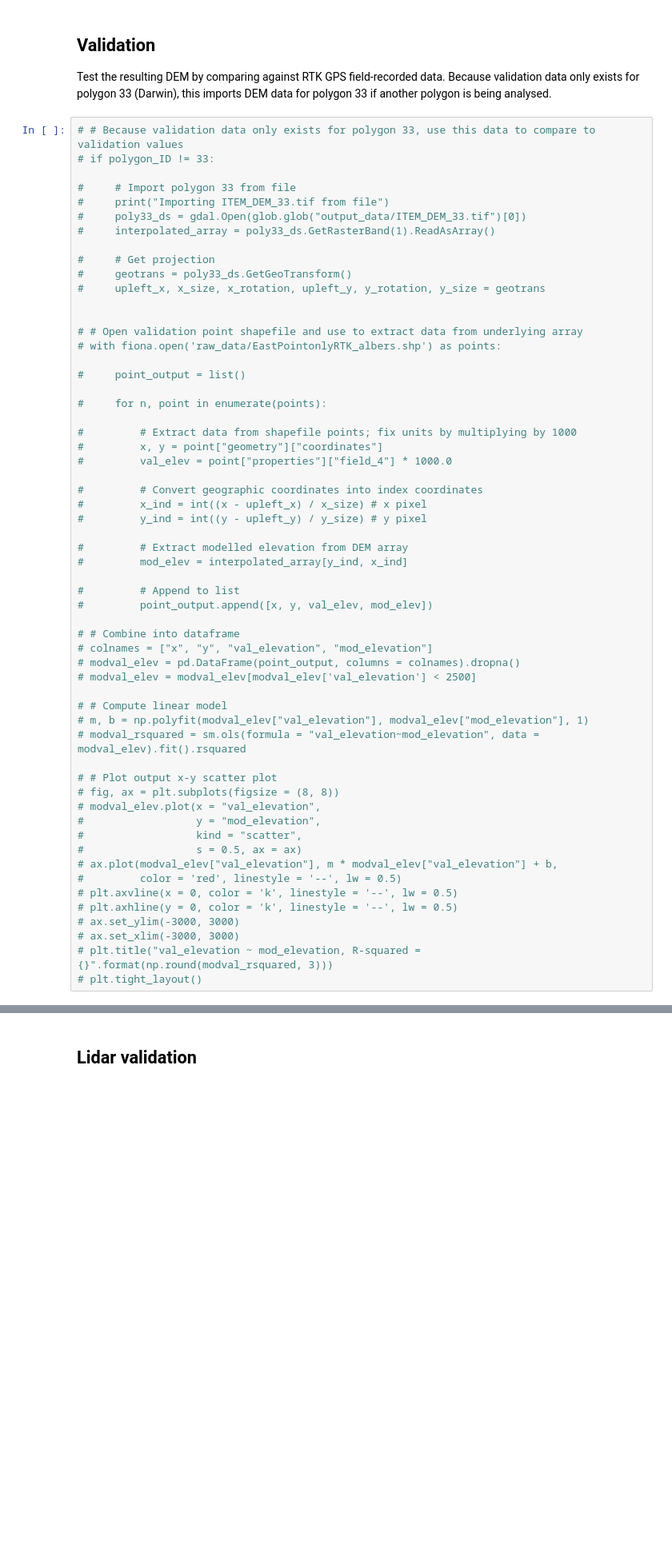
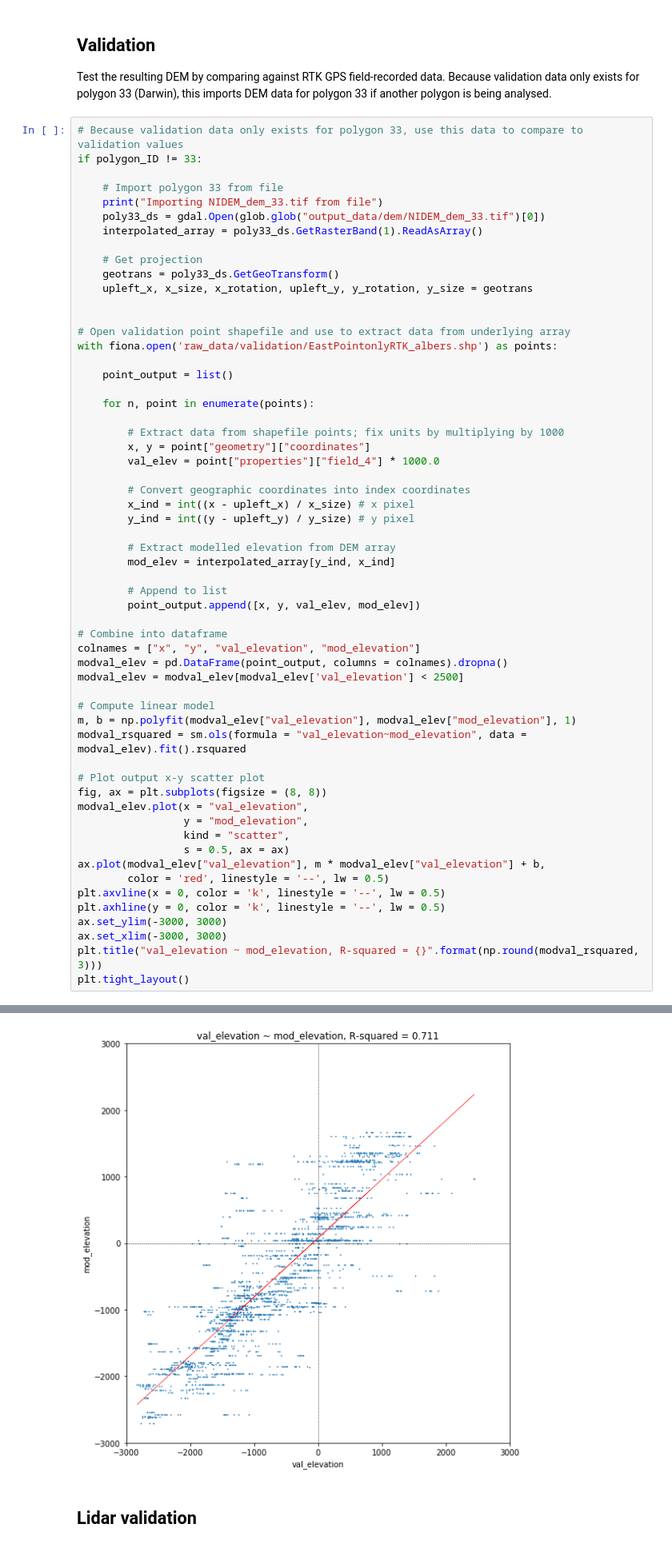
Before and after one commit to robbibt/nidem_visualisations, a Jupyter notebook: IntertidalDEM.ipynb, the cells around one changed output, grey strips where cells are left out. Shown: that part at 80% size. Saved outputs shown, nothing was run; the diff lists cells and outputs as text; blank space fills up the shorter version.

```diff
--- a/IntertidalDEM.ipynb
+++ b/IntertidalDEM.ipynb
@@ -315,60 +315,61 @@ Exporting DEM for polygon 54
 ## Validation
 Test the resulting DEM by comparing against RTK GPS field-recorded data. Because validation data only exists for polygon 33 (Darwin), this imports DEM data for polygon 33 if another polygon is being analysed.
 # %%
-# # Because validation data only exists for polygon 33, use this data to compare to validation values
-# if polygon_ID != 33:
+# Because validation data only exists for polygon 33, use this data to compare to validation values
+if polygon_ID != 33:
 
-#     # Import polygon 33 from file
-#     print("Importing ITEM_DEM_33.tif from file")
-#     poly33_ds = gdal.Open(glob.glob("output_data/ITEM_DEM_33.tif")[0])
-#     interpolated_array = poly33_ds.GetRasterBand(1).ReadAsArray()
+    # Import polygon 33 from file
+    print("Importing NIDEM_dem_33.tif from file")
+    poly33_ds = gdal.Open(glob.glob("output_data/dem/NIDEM_dem_33.tif")[0])
+    interpolated_array = poly33_ds.GetRasterBand(1).ReadAsArray()
 
-#     # Get projection
-#     geotrans = poly33_ds.GetGeoTransform()
-#     upleft_x, x_size, x_rotation, upleft_y, y_rotation, y_size = geotrans
+    # Get projection
+    geotrans = poly33_ds.GetGeoTransform()
+    upleft_x, x_size, x_rotation, upleft_y, y_rotation, y_size = geotrans
 
 
-# # Open validation point shapefile and use to extract data from underlying array
-# with fiona.open('raw_data/EastPointonlyRTK_albers.shp') as points:
+# Open validation point shapefile and use to extract data from underlying array
+with fiona.open('raw_data/validation/EastPointonlyRTK_albers.shp') as points:
 
-#     point_output = list()
+    point_output = list()
 
-#     for n, point in enumerate(points):
+    for n, point in enumerate(points):
 
-#         # Extract data from shapefile points; fix units by multiplying by 1000
-#         x, y = point["geometry"]["coordinates"]
-#         val_elev = point["properties"]["field_4"] * 1000.0
+        # Extract data from shapefile points; fix units by multiplying by 1000
+        x, y = point["geometry"]["coordinates"]
+        val_elev = point["properties"]["field_4"] * 1000.0
 
-#         # Convert geographic coordinates into index coordinates
-#         x_ind = int((x - upleft_x) / x_size) # x pixel
-#         y_ind = int((y - upleft_y) / y_size) # y pixel
+        # Convert geographic coordinates into index coordinates
+        x_ind = int((x - upleft_x) / x_size) # x pixel
+        y_ind = int((y - upleft_y) / y_size) # y pixel
 
-#         # Extract modelled elevation from DEM array
-#         mod_elev = interpolated_array[y_ind, x_ind]
+        # Extract modelled elevation from DEM array
+        mod_elev = interpolated_array[y_ind, x_ind]
 
-#         # Append to list
-#         point_output.append([x, y, val_elev, mod_elev])
+        # Append to list
+        point_output.append([x, y, val_elev, mod_elev])
 
-# # Combine into dataframe
-# colnames = ["x", "y", "val_elevation", "mod_elevation"]
-# modval_elev = pd.DataFrame(point_output, columns = colnames).dropna()
-# modval_elev = modval_elev[modval_elev['val_elevation'] < 2500]
+# Combine into dataframe
+colnames = ["x", "y", "val_elevation", "mod_elevation"]
+modval_elev = pd.DataFrame(point_output, columns = colnames).dropna()
+modval_elev = modval_elev[modval_elev['val_elevation'] < 2500]
 
-# # Compute linear model
-# m, b = np.polyfit(modval_elev["val_elevation"], modval_elev["mod_elevation"], 1)
-# modval_rsquared = sm.ols(formula = "val_elevation~mod_elevation", data = modval_elev).fit().rsquared
+# Compute linear model
+m, b = np.polyfit(modval_elev["val_elevation"], modval_elev["mod_elevation"], 1)
+modval_rsquared = sm.ols(formula = "val_elevation~mod_elevation", data = modval_elev).fit().rsquared
 
-# # Plot output x-y scatter plot
-# fig, ax = plt.subplots(figsize = (8, 8))
-# modval_elev.plot(x = "val_elevation",
-#                  y = "mod_elevation",
-#                  kind = "scatter",
-#                  s = 0.5, ax = ax)
-# ax.plot(modval_elev["val_elevation"], m * modval_elev["val_elevation"] + b,
-#         color = 'red', linestyle = '--', lw = 0.5)
-# plt.axvline(x = 0, color = 'k', linestyle = '--', lw = 0.5)
-# plt.axhline(y = 0, color = 'k', linestyle = '--', lw = 0.5)
-# ax.set_ylim(-3000, 3000)
-# ax.set_xlim(-3000, 3000)
-# plt.title("val_elevation ~ mod_elevation, R-squared = {}".format(np.round(modval_rsquared, 3)))
-# plt.tight_layout()
+# Plot output x-y scatter plot
+fig, ax = plt.subplots(figsize = (8, 8))
+modval_elev.plot(x = "val_elevation",
+                 y = "mod_elevation",
+                 kind = "scatter",
+                 s = 0.5, ax = ax)
+ax.plot(modval_elev["val_elevation"], m * modval_elev["val_elevation"] + b,
+        color = 'red', linestyle = '--', lw = 0.5)
+plt.axvline(x = 0, color = 'k', linestyle = '--', lw = 0.5)
+plt.axhline(y = 0, color = 'k', linestyle = '--', lw = 0.5)
+ax.set_ylim(-3000, 3000)
+ax.set_xlim(-3000, 3000)
+plt.title("val_elevation ~ mod_elevation, R-squared = {}".format(np.round(modval_rsquared, 3)))
+plt.tight_layout()
+# %% [output]
@@ -375,3 +377,4 @@ Test the resulting DEM by comparing against RTK GPS field-recorded data. Because
+[figure, added]
 # %% [markdown]
 ## Lidar validation
 # %%
```
Also changed, not shown: parts of 7 cells of this notebook.
